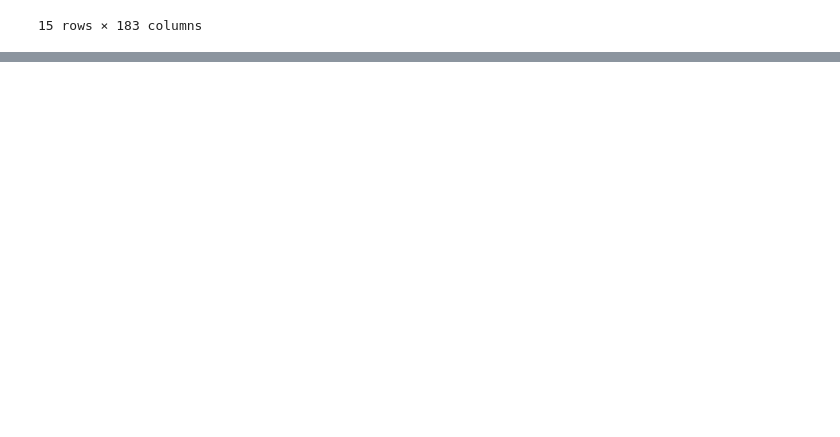
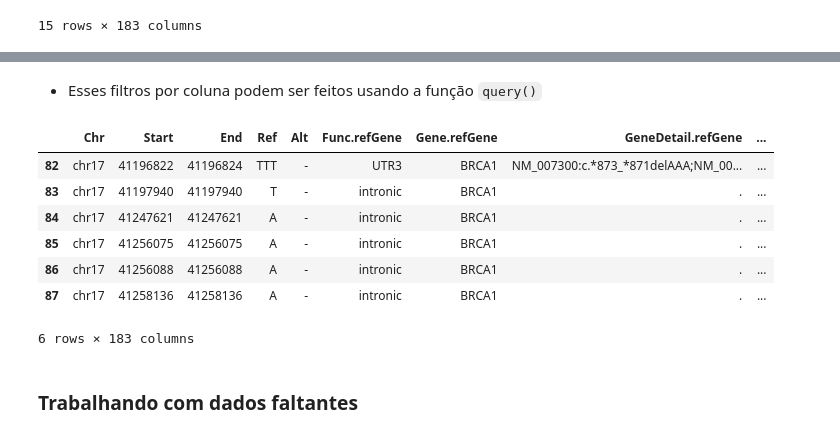
Before and after one commit to genomika/pandas-workshop, a Jupyter notebook: workshop-python_pandas_gnmk.ipynb, the cells around one changed output, grey strips where cells are left out. Saved outputs shown, nothing was run; the diff lists cells and outputs as text; code cells hidden in the pictures; blank space fills up the shorter version.

Commit message:
Pause in 'Trabalhando com dados faltantes'

```diff
--- a/workshop-python_pandas_gnmk.ipynb
+++ b/workshop-python_pandas_gnmk.ipynb
@@ -717,0 +865,15 @@ df2.reset_index(drop=True)
+# %% [markdown]
+* Esses filtros por coluna podem ser feitos usando a função `query()`
+# %%
+multianno_df.query("`Gene.refGene` == 'BRCA1'")
+# %% [output]
+|  | Chr | Start | End | Ref | Alt | Func.refGene | Gene.refGene | GeneDetail.refGene | ... |
+| 82 | chr17 | 41196822 | 41196824 | TTT | - | UTR3 | BRCA1 | NM_007300:c.*873_*871delAAA;NM_00... | ... |
+| 83 | chr17 | 41197940 | 41197940 | T | - | intronic | BRCA1 | . | ... |
+| 84 | chr17 | 41247621 | 41247621 | A | - | intronic | BRCA1 | . | ... |
+| 85 | chr17 | 41256075 | 41256075 | A | - | intronic | BRCA1 | . | ... |
+| 86 | chr17 | 41256088 | 41256088 | A | - | intronic | BRCA1 | . | ... |
+| 87 | chr17 | 41258136 | 41258136 | A | - | intronic | BRCA1 | . | ... |
+6 rows × 183 columns
+# %% [markdown]
+### Trabalhando com dados faltantes
```
Also changed, not shown: parts of 15 cells of this notebook.
